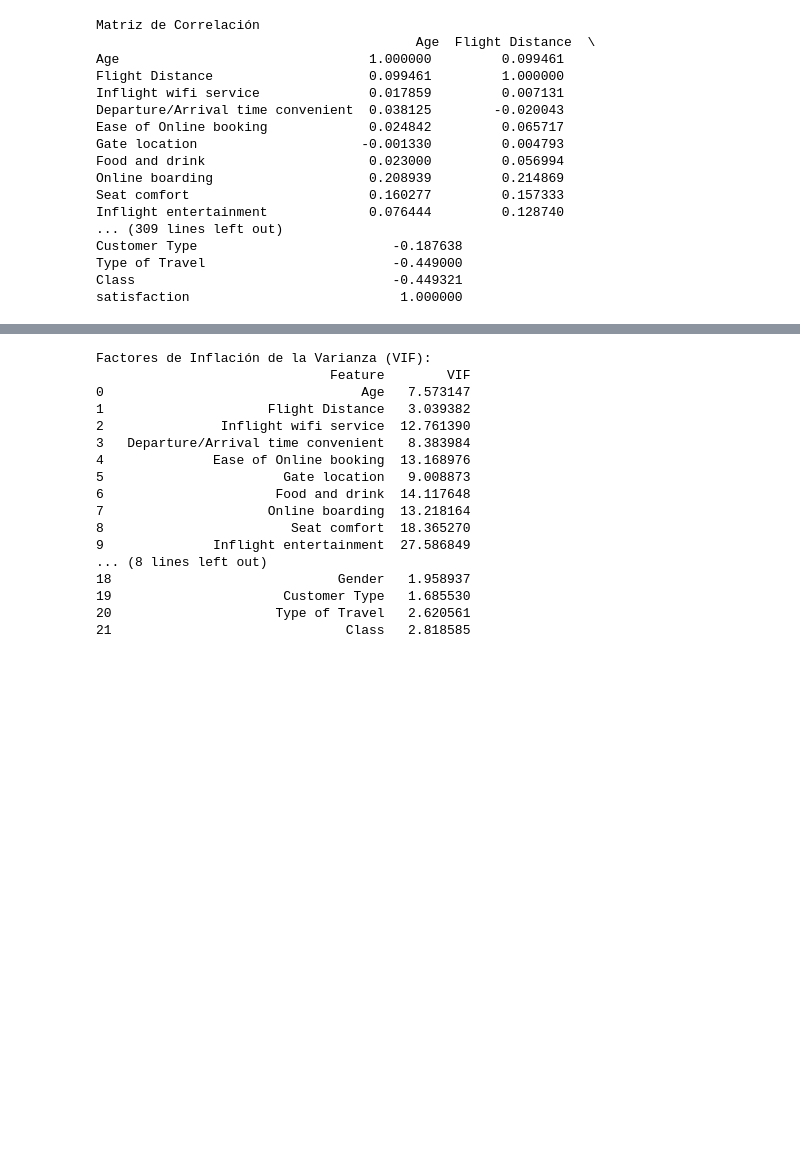
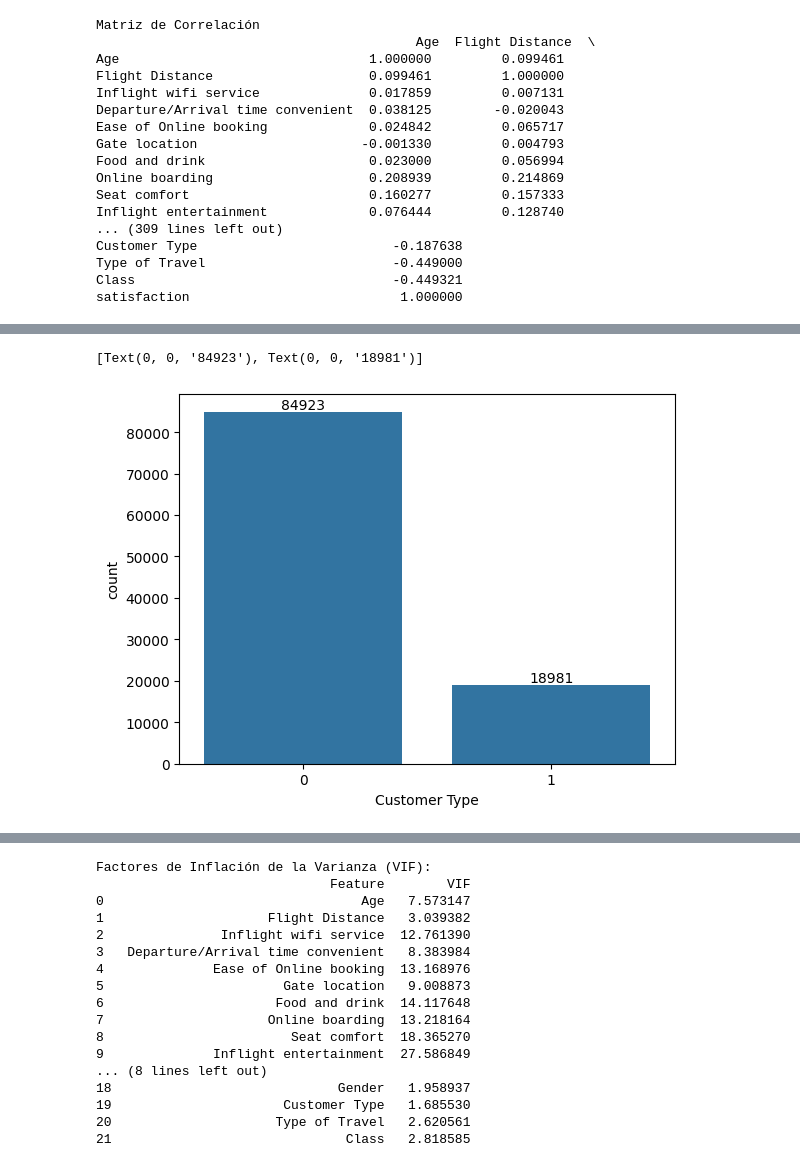
Before and after one commit to AndreaMoraledaBlanco/ML-Grupo5, a Jupyter notebook: notebooks/EDA.ipynb, the cells around one changed output, grey strips where cells are left out. Saved outputs shown, nothing was run; the diff lists cells and outputs as text; code cells hidden in the pictures; blank space fills up the shorter version.

```diff
--- a/notebooks/EDA.ipynb
+++ b/notebooks/EDA.ipynb
@@ -264,0 +258,6 @@ plt.show()
+# %%
+ax = sns.countplot(data=df, x='Customer Type')
+ax.bar_label(ax.containers[0])
+# %% [output]
+[Text(0, 0, '84923'), Text(0, 0, '18981')]
+[figure, added]
```
Also changed, not shown: parts of 10 cells of this notebook, 1 other file.
